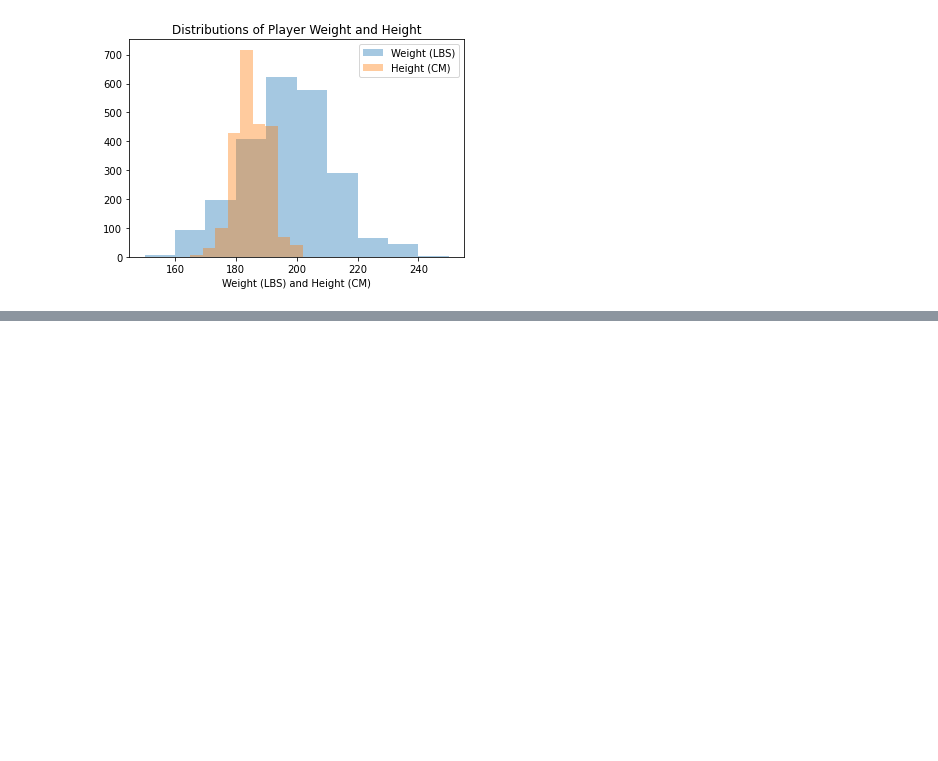
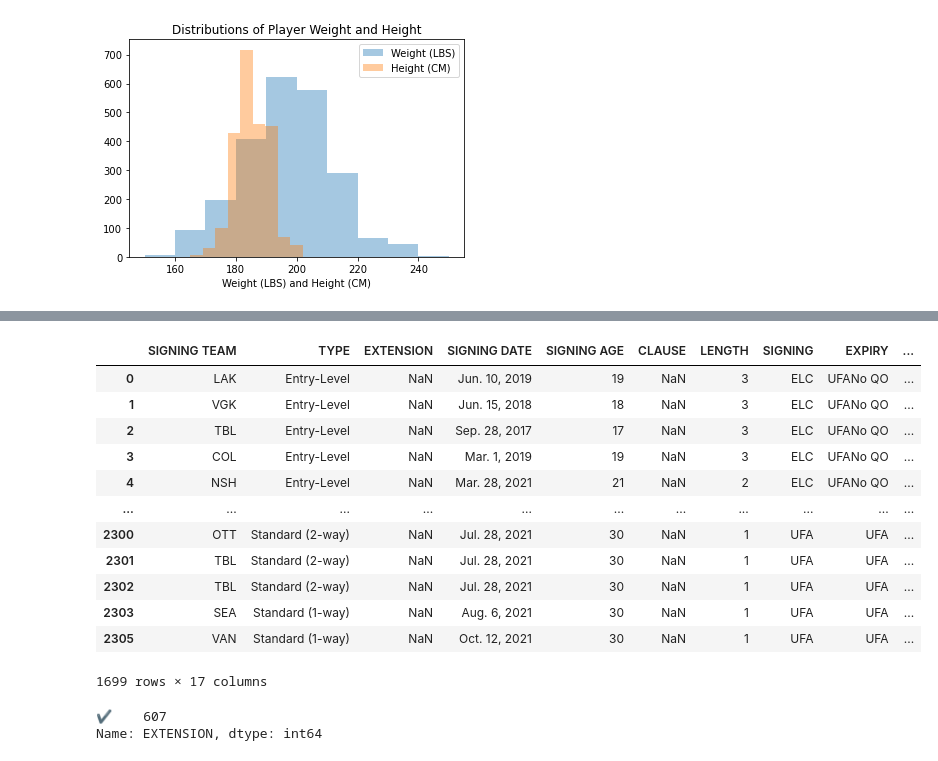
Before and after one commit to lukekerwin/DS-320_Project, a Jupyter notebook: Brian_test.ipynb, the cells around one changed output, grey strips where cells are left out. Saved outputs shown, nothing was run; the diff lists cells and outputs as text; code cells hidden in the pictures; blank space fills up the shorter version.

Commit message:
Cleaned up EXTENSION column

```diff
--- a/Brian_test.ipynb
+++ b/Brian_test.ipynb
@@ -557,0 +578,25 @@ plt.show()
+# %%
+# Investigate null columns EXTENSION and CLAUSE
+
+FullSalary.iloc[:, 10:][FullSalary['EXTENSION'].isnull()]
+# %% [output]
+|  | SIGNING TEAM | TYPE | EXTENSION | SIGNING DATE | SIGNING AGE | CLAUSE | LENGTH | SIGNING | EXPIRY | ... |
+| 0 | LAK | Entry-Level | NaN | Jun. 10, 2019 | 19 | NaN | 3 | ELC | UFANo QO | ... |
+| 1 | VGK | Entry-Level | NaN | Jun. 15, 2018 | 18 | NaN | 3 | ELC | UFANo QO | ... |
+| 2 | TBL | Entry-Level | NaN | Sep. 28, 2017 | 17 | NaN | 3 | ELC | UFANo QO | ... |
+| 3 | COL | Entry-Level | NaN | Mar. 1, 2019 | 19 | NaN | 3 | ELC | UFANo QO | ... |
+| 4 | NSH | Entry-Level | NaN | Mar. 28, 2021 | 21 | NaN | 2 | ELC | UFANo QO | ... |
+| ... | ... | ... | ... | ... | ... | ... | ... | ... | ... | ... |
+| 2300 | OTT | Standard (2-way) | NaN | Jul. 28, 2021 | 30 | NaN | 1 | UFA | UFA | ... |
+| 2301 | TBL | Standard (2-way) | NaN | Jul. 28, 2021 | 30 | NaN | 1 | UFA | UFA | ... |
+| 2302 | TBL | Standard (2-way) | NaN | Jul. 28, 2021 | 30 | NaN | 1 | UFA | UFA | ... |
+| 2303 | SEA | Standard (1-way) | NaN | Aug. 6, 2021 | 30 | NaN | 1 | UFA | UFA | ... |
+| 2305 | VAN | Standard (1-way) | NaN | Oct. 12, 2021 | 30 | NaN | 1 | UFA | UFA | ... |
+1699 rows × 17 columns
+# %%
+# What are common values for EXTENSION
+
+FullSalary['EXTENSION'].value_counts()
+# %% [output]
+✔    607
+Name: EXTENSION, dtype: int64
```
Also changed, not shown: parts of 6 cells of this notebook.
